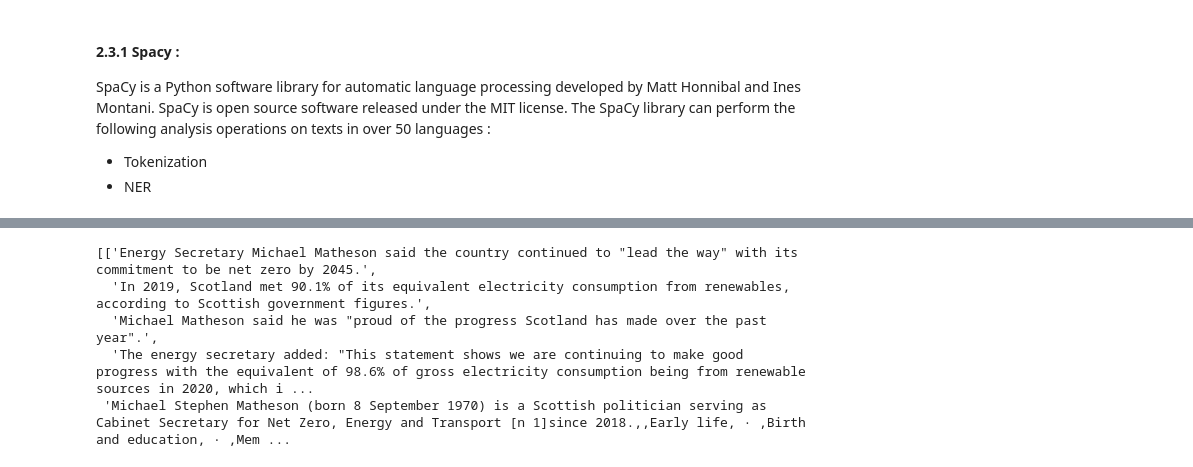
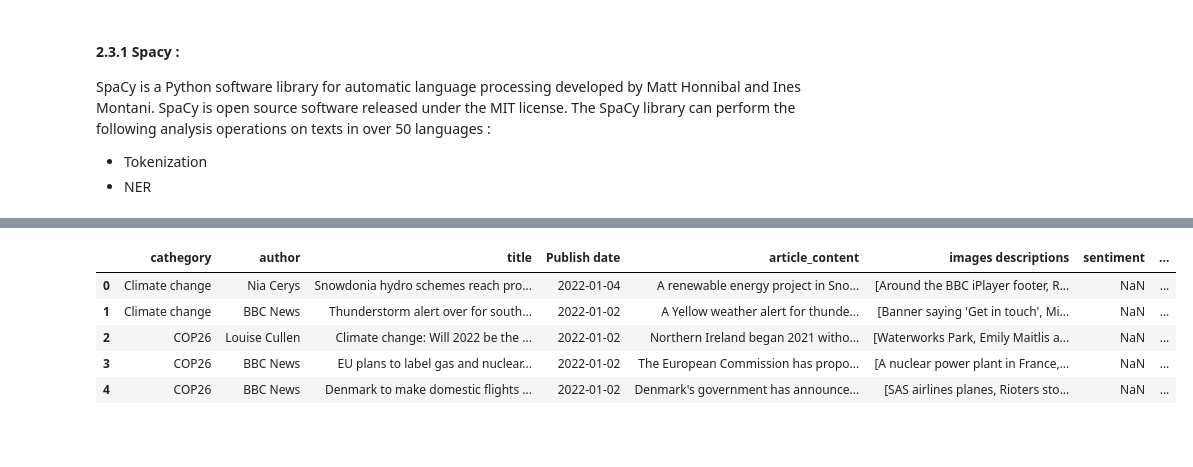
Before and after one commit to oussamasmihrou/bbcguardian, a Jupyter notebook: main.ipynb, the cells around one changed output, grey strips where cells are left out. Cells and saved outputs as stored; diff of their text form; code cells hidden in the pictures; blank space fills up the shorter version.

```diff
--- a/main.ipynb
+++ b/main.ipynb
@@ -327,12 +334,11 @@ def NE_info_fetch(named_entity) -> str :
         'x-rapidapi-host': "google-search26.p.rapidapi.com",
         'x-rapidapi-key': "ea42e2dcc0msh49ecba51860383ep18d94ejsnbb0488e12e70"
         }
-
-    response = requests.request("GET", url, headers=headers, params=querystring)
     try:
+        response = requests.request("GET", url, headers=headers, params=querystring)
         return (response.json()['results'][0]['snippet'][:300])
-    except IndexError :
-        return 'Wikipedia'
+    except:
+        return []
 
 # get summary of two phrases ( topic sentence +1 ) in which the NER figured
 def sumarize(List):
@@ -359,10 +365,11 @@ def ner_labelise(df) -> pd.DataFrame:
     ner_data = pd.DataFrame(columns = ['Named entities'])
     for _ in tqdm(range(len(df)), desc = 'NER'):
             try:
-                text = Data['article_content'][_]
-                person_summaries = get_Ner(text)[1]['Entities'].map(lambda x : [get_summary(str(x),_), NE_info_fetch(str(x))])
+                text = Data.iloc[_]['article_content']
+                Fetch_google = lambda x : NE_info_fetch(x)
+                person_summaries = get_Ner(text)[1]['Entities'].map(lambda x : [get_summary(str(x),_), Fetch_google(str(x))])
                 countries_summaries = get_Ner(text)[2]['Entities'].map(lambda x : get_summary(str(x), _))
-                organisations_summaries = get_Ner(text)[3]['Entities'].map(lambda x : [get_summary(str(x), _),NE_info_fetch(str(x))])
+                organisations_summaries = get_Ner(text)[3]['Entities'].map(lambda x : [get_summary(str(x), _),Fetch_google(str(x))])
                 persons = get_Ner(text)[1]['Entities'].tolist() , person_summaries.tolist()
                 countries = get_Ner(text)[2]['Entities'].tolist(), countries_summaries.tolist()
                 organisations = get_Ner(text)[3]['Entities'], countries_summaries.tolist()
@@ -370,11 +377,12 @@ def ner_labelise(df) -> pd.DataFrame:
                 ner_data = ner_data.append({'NE summaries' :list_ner_data},ignore_index = True)
             except:
                 pass
+    df = df.reset_index(drop=True)
+    ner_data = ner_data.reset_index(drop=True)
     return pd.concat([df,ner_data], axis = 1)
 Labelised_ner_data = ner_labelise(Data)
-#Labelised_ner_data.to_csv('exported_bbc_data-labelised.csv')
-#Labelised_ner_data.to_excel('exported_bbc_data-labelised.xlsx')
-#Labelised_ner_data['Named entities'][9]['countries']
-Labelised_ner_data
+Labelised_ner_data.to_csv('exported_bbc_data-labelised.csv')
+Labelised_ner_data.to_csv('dash_web_app/exported_bbc_data-labelised.csv')
+Labelised_ner_data.tail()
 # %% [output]
 |  | cathegory | author | title | Publish date | article_content | images descriptions | sentiment | ... |
@@ -424,10 +393,0 @@ Stanford link: https://nlp.stanford.edu/software/CRF-NER.html
-# %%
-#entities_table = pd.concat([data_entities_2[['Entities','Labels']], info], axis=1)
-get_info = lambda x: [get_summary(x,Data,index),NE_info_fetch(x)]
-get_info('Michael Matheson')
-# %% [output]
-[['Energy Secretary Michael Matheson said the country continued to "lead the way" with its commitment to be net zero by 2045.',
-  'In 2019, Scotland met 90.1% of its equivalent electricity consumption from renewables, according to Scottish government figures.',
-  'Michael Matheson said he was "proud of the progress Scotland has made over the past year".',
-  'The energy secretary added: "This statement shows we are continuing to make good progress with the equivalent of 98.6% of gross electricity consumption being from renewable sources in 2020, which i ...
- 'Michael Stephen Matheson (born 8 September 1970) is a Scottish politician serving as Cabinet Secretary for Net Zero, Energy and Transport [n 1]since 2018.,,Early life, · ,Birth and education, · ,Mem ...
@@ -441,0 +394,10 @@ get_info('Michael Matheson')
+# %%
+Labelised_ner_data = clean(Labelised_ner_data, True)
+Labelised_ner_data.head()
+# %% [output]
+|  | cathegory | author | title | Publish date | article_content | images descriptions | sentiment | ... |
+| 0 | Climate change | Nia Cerys | Snowdonia hydro schemes reach pro... | 2022-01-04 | A renewable energy project in Sno... | [Around the BBC iPlayer footer, R... | NaN | ... |
+| 1 | Climate change | BBC News | Thunderstorm alert over for south... | 2022-01-02 | A Yellow weather alert for thunde... | [Banner saying 'Get in touch', Mi... | NaN | ... |
+| 2 | COP26 | Louise Cullen | Climate change: Will 2022 be the ... | 2022-01-02 | Northern Ireland began 2021 witho... | [Waterworks Park, Emily Maitlis a... | NaN | ... |
+| 3 | COP26 | BBC News | EU plans to label gas and nuclear... | 2022-01-02 | The European Commission has propo... | [A nuclear power plant in France,... | NaN | ... |
+| 4 | COP26 | BBC News | Denmark to make domestic flights ... | 2022-01-02 | Denmark's government has announce... | [SAS airlines planes, Rioters sto... | NaN | ... |
```
Also changed, not shown: parts of 34 cells of this notebook, 2 other files.
